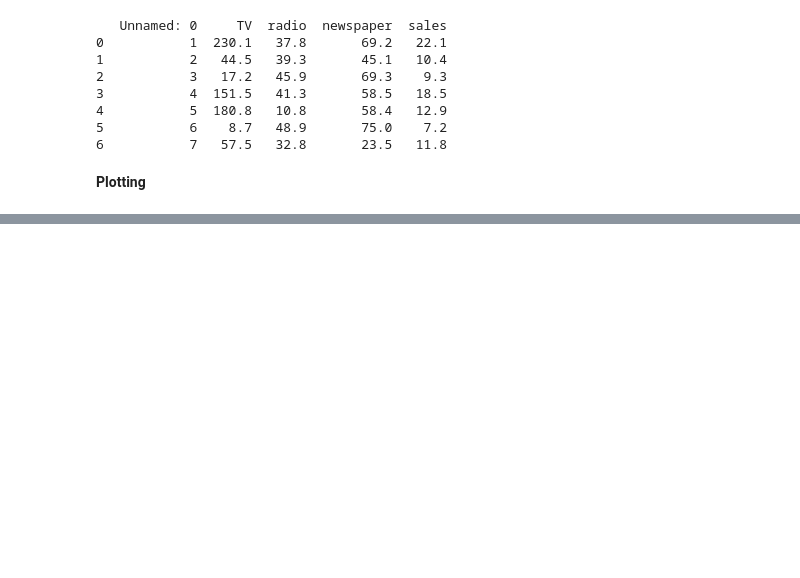
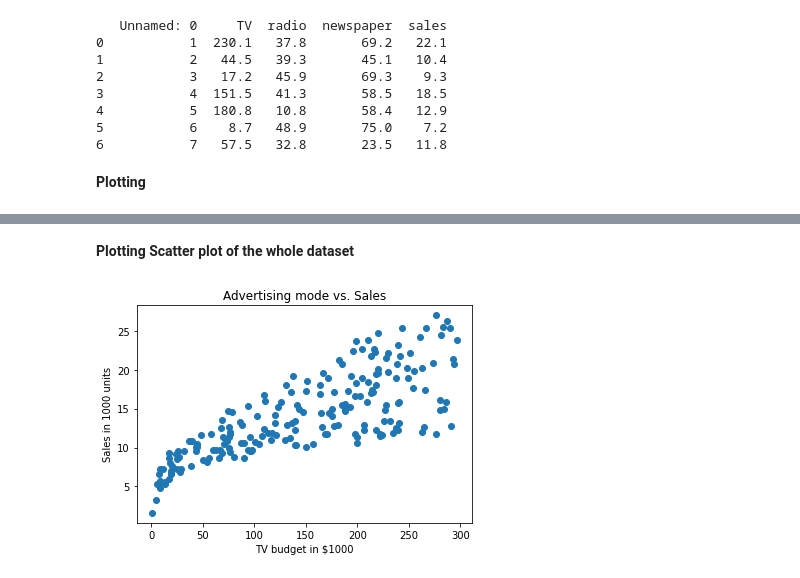
Before and after one commit to gspandhana/MachineLearning, a Jupyter notebook: project1.ipynb, the cells around one changed output, grey strips where cells are left out. Cells and saved outputs as stored; diff of their text form; code cells hidden in the pictures; blank space fills up the shorter version.

```diff
--- a/project1.ipynb
+++ b/project1.ipynb
@@ -58,0 +59,9 @@ plt.title("Advertising mode vs. Sales");
+# %% [markdown]
+**Plotting Scatter plot of the whole dataset**
+# %%
+plt.scatter(x = df["TV"], y = df["sales"])
+plt.xlabel ("TV budget in $1000")
+plt.ylabel ("Sales in 1000 units")
+plt.title("Advertising mode vs. Sales");
+# %% [output]
+[figure, added]
```
Also changed, not shown: parts of 4 cells of this notebook.
